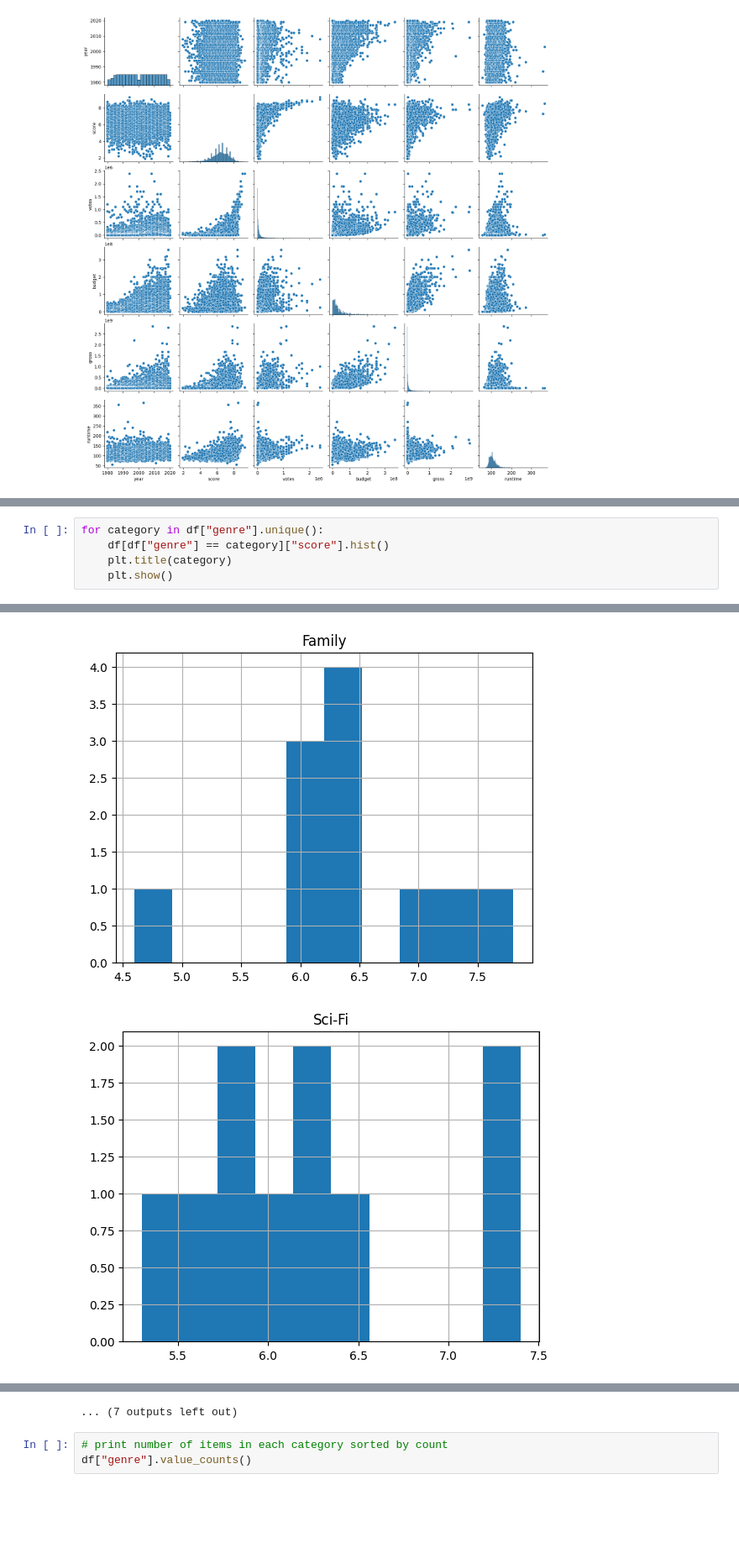
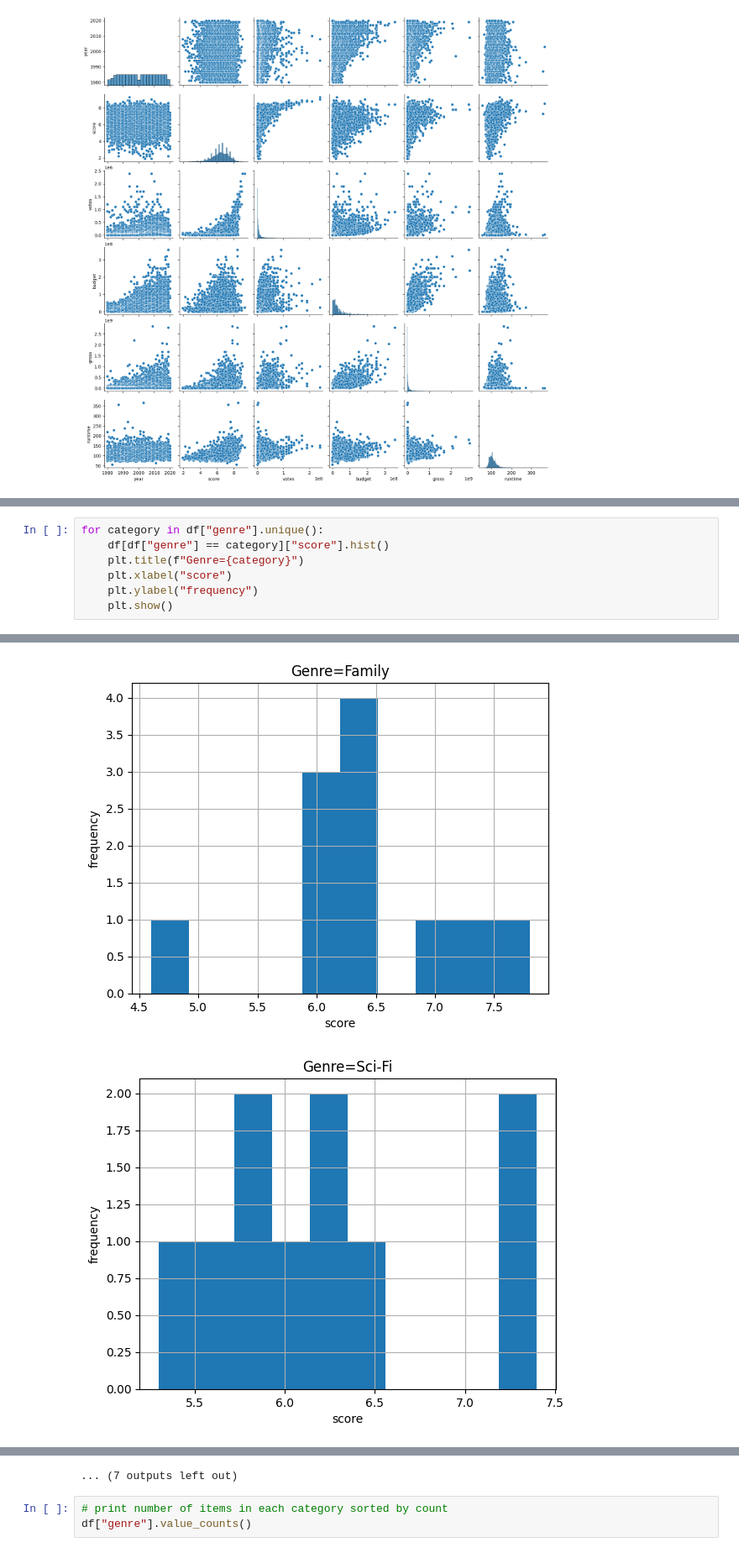
Before and after one commit to KalebJS/cs201r-final-project, a Jupyter notebook: explore.ipynb, the cells around one changed output, grey strips where cells are left out. Shown at 84% size. Cells and saved outputs as stored; diff of their text form; blank space fills up the shorter version.

```diff
--- a/explore.ipynb
+++ b/explore.ipynb
@@ -113,6 +51,8 @@ plt.show()
 # %%
 for category in df["genre"].unique():
     df[df["genre"] == category]["score"].hist()
-    plt.title(category)
+    plt.title(f"Genre={category}")
+    plt.xlabel("score")
+    plt.ylabel("frequency")
     plt.show()
 # %% [output]
@@ -127,2 +67,2 @@ for category in df["genre"].unique():
-[figure, old version]
+[figure, new version]
-[figure, old version]
+[figure, new version]
```
Also changed, not shown: parts of 113 cells of this notebook, 2 other files.
